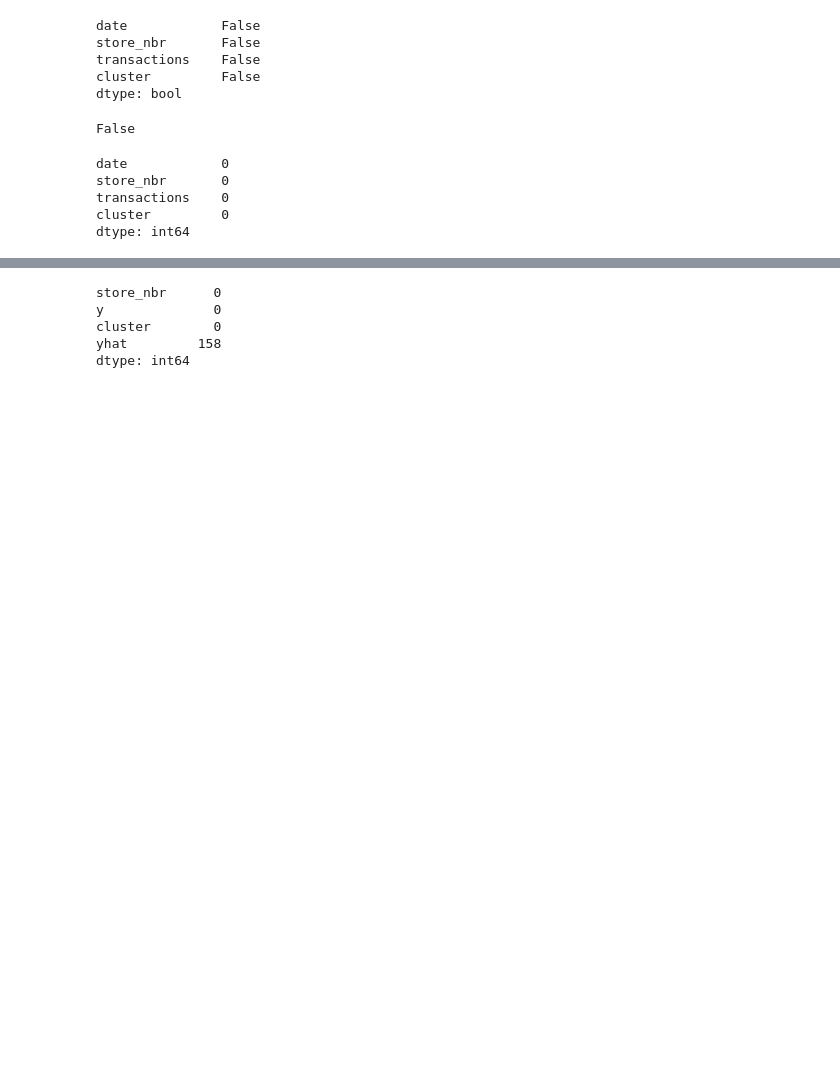
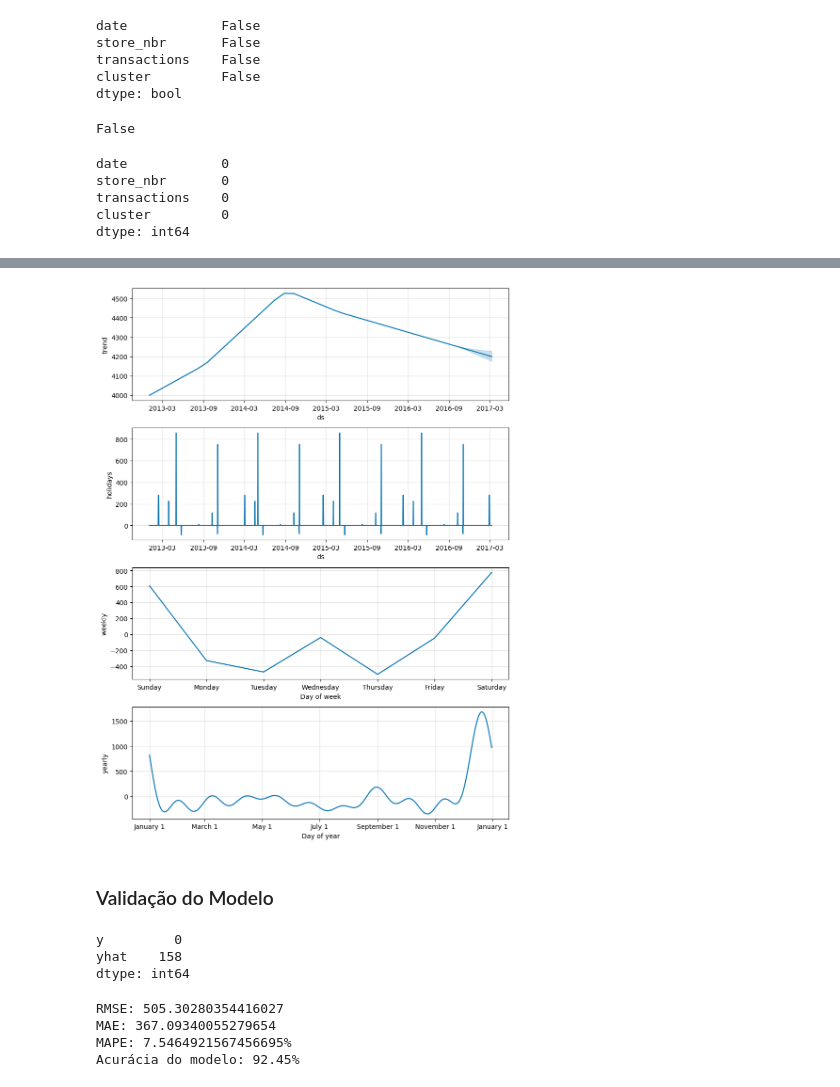
Before and after one commit to lgregs/TCC-PUCSP-CDIA, a Jupyter notebook: Prophet.ipynb, the cells around one changed output, grey strips where cells are left out. Drawn from its saved outputs; the diff is of its cells as text; code cells hidden in the pictures; blank space fills up the shorter version.

```diff
--- a/Prophet.ipynb
+++ b/Prophet.ipynb
@@ -124,0 +124,7 @@ df_med = transactions_clusters[0]
+# %%
+# Criar um novo DataFrame filtrando os valores da coluna "store_nbr"
+df_gnd = df_gnd[df_gnd['store_nbr'] == 44]
+# %%
+# Renomeie as colunas para o formato esperado pelo Prophet
+df_gnd = df_gnd.rename(columns={'date': 'ds', 'transactions': 'y'})
+df_gnd = df_gnd.drop(['store_nbr','cluster'], axis =1)
@@ -174,2 +175,8 @@ INFO:cmdstanpy:Chain [1] start processing
 INFO:cmdstanpy:Chain [1] done processing
 [figure]
+# %%
+model.plot_components(forecast);
+# %% [output]
+[figure, added]
+# %% [markdown]
+### Validação do Modelo
@@ -176,16 +186,37 @@ INFO:cmdstanpy:Chain [1] done processing
 # %%
-# Avalie as previsões comparando com os dados de teste
+# Avaliando as previsões e comparando com os dados de teste
 test_results = forecast[['ds', 'yhat']].iloc[-len(df_test):]
 comparison_df = df_test.set_index('ds').join(test_results.set_index('ds'))
-
-# Verifique se há valores ausentes
+# Verificando se há valores ausentes
 print(comparison_df.isna().sum())
-
-# Remova valores ausentes
 comparison_df = comparison_df.dropna()
 # %% [output]
-store_nbr      0
-y              0
-cluster        0
-yhat         158
+y         0
+yhat    158
 dtype: int64
+# %%
+# Calculo do RMSE (Root Mean Squared Error)
+rmse = np.sqrt(mean_squared_error(comparison_df['y'], comparison_df['yhat']))
+print(f'RMSE: {rmse}')
+
+# Calculo do MAE (Mean Absolute Error)
+mae = mean_absolute_error(comparison_df['y'], comparison_df['yhat'])
+print(f'MAE: {mae}')
+
+# Filtro de valores zero em y e as correspondentes previsões yhat
+valid_indices = comparison_df['y'] != 0
+y_filtered = comparison_df['y'][valid_indices]
+yhat_filtered = comparison_df['yhat'][valid_indices]
+
+# Calculo do MAPE filtrado
+mape = mean_absolute_percentage_error(y_filtered, yhat_filtered) * 100
+
+print(f'MAPE: {mape}%')
+#Acurácia Baseada no MAPE
+accuracy = 100 - mape
+print(f'Acurácia do modelo: {accuracy:.2f}%')
+# %% [output]
+RMSE: 505.30280354416027
+MAE: 367.09340055279654
+MAPE: 7.5464921567456695%
+Acurácia do modelo: 92.45%
```
Also changed, not shown: parts of 33 cells of this notebook.
